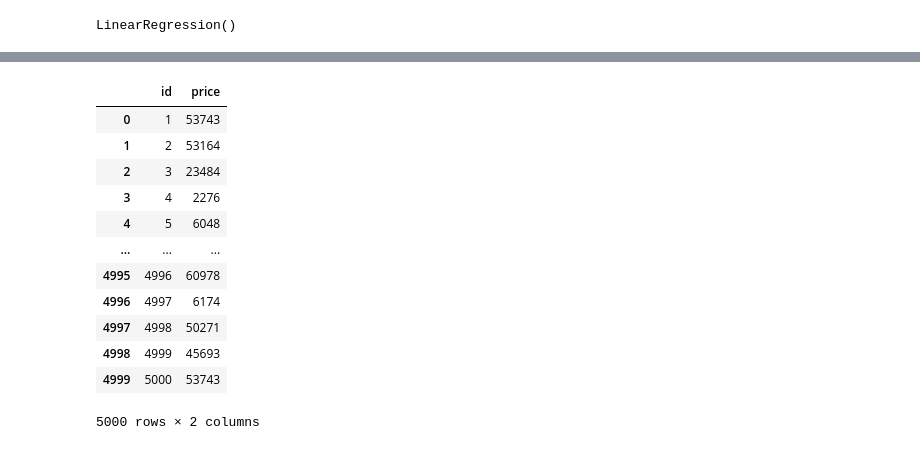
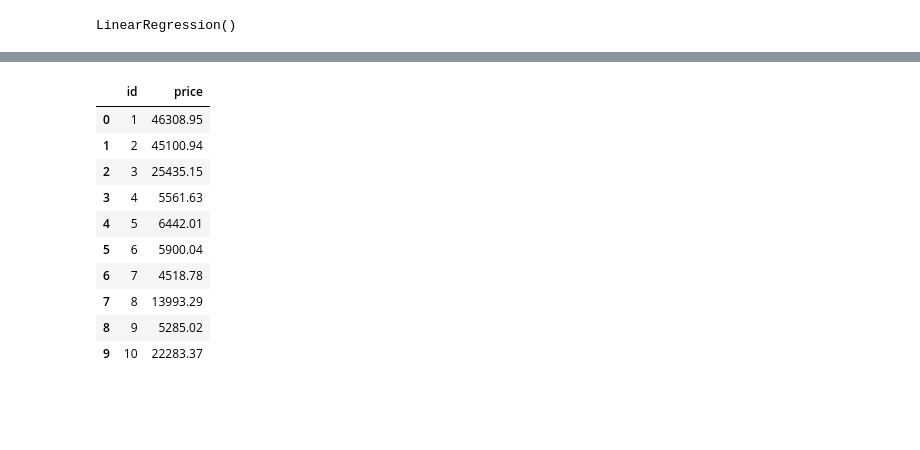
Before and after one commit to b0bursoliyev/mohirdev_praktikum, a Jupyter notebook: predict_a_price_of_ticket.ipynb, the cells around one changed output, grey strips where cells are left out. Drawn from its saved outputs; the diff is of its cells as text; code cells hidden in the pictures; blank space fills up the shorter version.

```diff
--- a/predict_a_price_of_ticket.ipynb
+++ b/predict_a_price_of_ticket.ipynb
@@ -457,2 +269,0 @@ Name: count, dtype: int64
-# %%
-df_test['class'] = df_test['class'].map({'Economy':0,'Business':1})
@@ -479,2 +269,0 @@ Name: count, dtype: int64
-# %%
-df_test['airline'] = df_test['airline'].map({'SpiceJet':0,'AirAsia':1,'GO_FIRST':2,'Indigo':3,'Air_India':4,'Vistara':5})
@@ -508,3 +269,0 @@ from sklearn.preprocessing import LabelEncoder
-# %%
-le = LabelEncoder()
-df_test['flight'] = le.fit_transform(df_test['flight'])
@@ -520,2 +270,2 @@ df_test.head()
 # %%
-y_predict = gnb.predict(df_test.values)
+y_predict = rf.predict(df_test.values)
@@ -546,18 +277,16 @@ df_sample.head()
 # %%
 df_sample['price'] = y_predict
 # %%
-df_sample
+df_sample.head(10)
 # %% [output]
 |  | id | price |
-| 0 | 1 | 53743 |
-| 1 | 2 | 53164 |
-| 2 | 3 | 23484 |
-| 3 | 4 | 2276 |
-| 4 | 5 | 6048 |
-| ... | ... | ... |
-| 4995 | 4996 | 60978 |
-| 4996 | 4997 | 6174 |
-| 4997 | 4998 | 50271 |
-| 4998 | 4999 | 45693 |
-| 4999 | 5000 | 53743 |
+| 0 | 1 | 46308.95 |
+| 1 | 2 | 45100.94 |
+| 2 | 3 | 25435.15 |
+| 3 | 4 | 5561.63 |
+| 4 | 5 | 6442.01 |
+| 5 | 6 | 5900.04 |
+| 6 | 7 | 4518.78 |
+| 7 | 8 | 13993.29 |
+| 8 | 9 | 5285.02 |
+| 9 | 10 | 22283.37 |
-5000 rows × 2 columns
```
Also changed, not shown: parts of 115 cells of this notebook.
